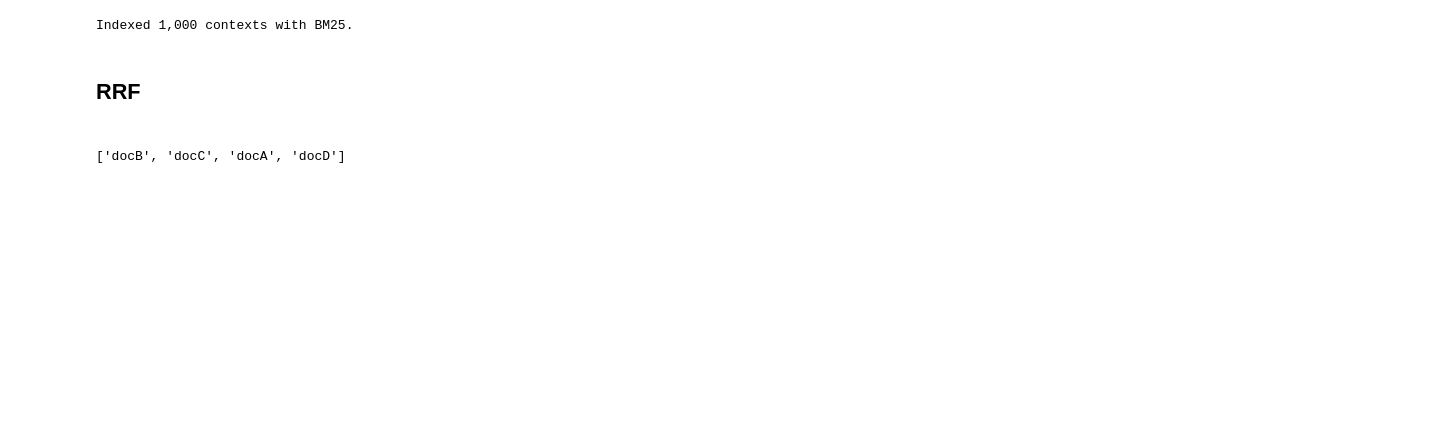
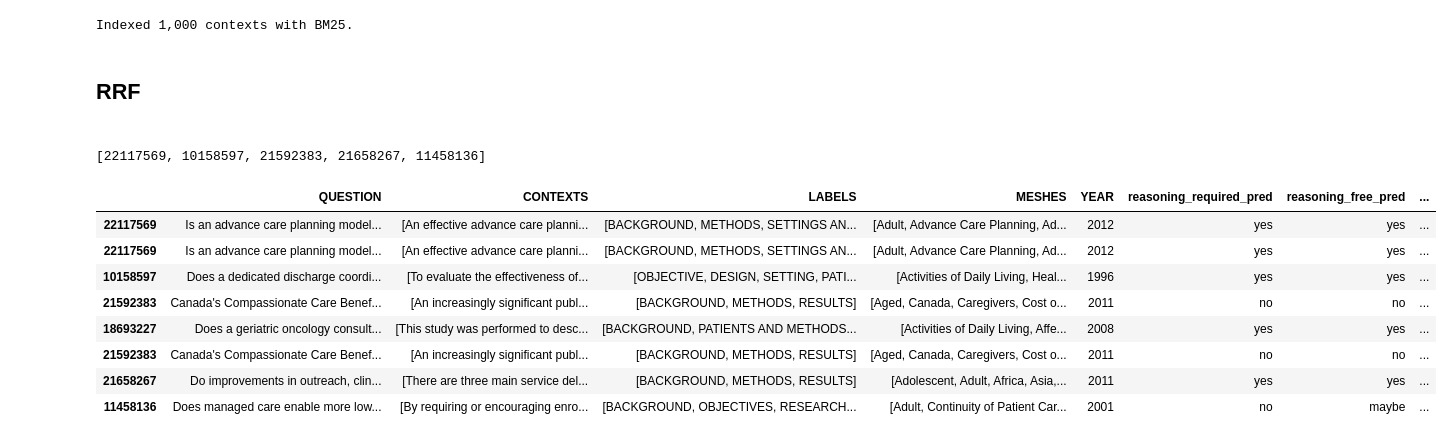
Before and after one commit to manavka/DS266_RAG, a Jupyter notebook: PubMedQA_Embeddings.ipynb, the cells around one changed output. Saved outputs shown, nothing was run; the diff lists cells and outputs as text; code cells hidden in the pictures; blank space fills up the shorter version.

```diff
--- a/PubMedQA_Embeddings.ipynb
+++ b/PubMedQA_Embeddings.ipynb
@@ -35,5 +38,5 @@ print(train.head())
 27581329  To date, the newly developed Singapore equatio...
 # %%
 # dense embeddings
-embeddings = Embeddings(path="neuml/pubmedbert-base-embeddings", content=True)
-embeddings.index(contexts_train)
+dense_embeddings = Embeddings(path="neuml/pubmedbert-base-embeddings", content=True)
+dense_embeddings.index(documents)
@@ -67,11 +58,11 @@ train
 # %%
-import bm25s
+
 
 contexts_train = [" ".join(contexts) for contexts in train["CONTEXTS"]]
 context_ids = train.index.to_numpy()
 contexts_train_tokens = bm25s.tokenize(contexts_train, stopwords="en")
 
-sparse_embeddings = bm25s.BM25(corpus=contexts_train)
+sparse_embeddings = bm25s.BM25(corpus=context_ids)
 sparse_embeddings.index(contexts_train_tokens)
 
 assert sparse_embeddings.scores["num_docs"] == len(train)
@@ -80,32 +71,50 @@ print(f"Indexed {len(contexts_train):,} contexts with BM25.")
 Indexed 1,000 contexts with BM25.
 # %% [markdown]
 <h2>RRF<h2>
+# %%
+sparse_ids, _ = sparse_embeddings.retrieve(query_tokens, k=5,return_as = 'tuple')
+sparse_ids[0].tolist()
+# %% [output]
+[22117569, 10158597, 21592383, 21658267, 11458136]
 # %%
 from typing import List, Dict
 
 def reciprocal_rank_fusion(ranks: List[List[str]], k: int = 60) -> List[str]:
     """
     ranks: list of lists of document IDs from each retrieval method
     k: constant for rank discount
     """
     doc_scores = {doc: 0.0 for doc in set().union(*ranks)}
     for rank_list in ranks:
         for rank, doc in enumerate(rank_list, start=1):
             doc_scores[doc] += 1 / (rank + k)
     return sorted(doc_scores.keys(), key=lambda d: doc_scores[d], reverse=True)
 
 # Example usage:
-list1 = ["docA", "docB", "docC"]
-list2 = ["docB", "docC", "docD"]
-final = reciprocal_rank_fusion([list1, list2], k=60)
-print(final)
+# list1 = ["docA", "docB", "docC"]
+# list2 = ["docB", "docC", "docD"]
+# final = reciprocal_rank_fusion([list1, list2], k=60)
+# print(final)
 
 def retrieve_and_fuse(query,dense_embeddings, sparse_embeddings):
     dense_list= dense_embeddings.search(query)
     dense_ids = [dict['id'] for dict in dense_list]
     query_tokens = bm25s.tokenize(query, stopwords="en")
     sparse_ids, _ = sparse_embeddings.retrieve(query_tokens, k=5)
+    sparse_ids = sparse_ids[0].tolist()
     fused_list = reciprocal_rank_fusion([dense_ids, sparse_ids])
     return fused_list
+
+fused_list = retrieve_and_fuse("Is an advance care planning model feasible in community palliative care?", dense_embeddings, sparse_embeddings)
+fused_list = [int(id) for id in fused_list]
+train.loc[fused_list]
 # %% [output]
-['docB', 'docC', 'docA', 'docD']
+|  | QUESTION | CONTEXTS | LABELS | MESHES | YEAR | reasoning_required_pred | reasoning_free_pred | ... |
+| 22117569 | Is an advance care planning model... | [An effective advance care planni... | [BACKGROUND, METHODS, SETTINGS AN... | [Adult, Advance Care Planning, Ad... | 2012 | yes | yes | ... |
+| 22117569 | Is an advance care planning model... | [An effective advance care planni... | [BACKGROUND, METHODS, SETTINGS AN... | [Adult, Advance Care Planning, Ad... | 2012 | yes | yes | ... |
+| 10158597 | Does a dedicated discharge coordi... | [To evaluate the effectiveness of... | [OBJECTIVE, DESIGN, SETTING, PATI... | [Activities of Daily Living, Heal... | 1996 | yes | yes | ... |
+| 21592383 | Canada's Compassionate Care Benef... | [An increasingly significant publ... | [BACKGROUND, METHODS, RESULTS] | [Aged, Canada, Caregivers, Cost o... | 2011 | no | no | ... |
+| 18693227 | Does a geriatric oncology consult... | [This study was performed to desc... | [BACKGROUND, PATIENTS AND METHODS... | [Activities of Daily Living, Affe... | 2008 | yes | yes | ... |
+| 21592383 | Canada's Compassionate Care Benef... | [An increasingly significant publ... | [BACKGROUND, METHODS, RESULTS] | [Aged, Canada, Caregivers, Cost o... | 2011 | no | no | ... |
+| 21658267 | Do improvements in outreach, clin... | [There are three main service del... | [BACKGROUND, METHODS, RESULTS] | [Adolescent, Adult, Africa, Asia,... | 2011 | yes | yes | ... |
+| 11458136 | Does managed care enable more low... | [By requiring or encouraging enro... | [BACKGROUND, OBJECTIVES, RESEARCH... | [Adult, Continuity of Patient Car... | 2001 | no | maybe | ... |
```
Also changed, not shown: parts of 6 cells of this notebook.
